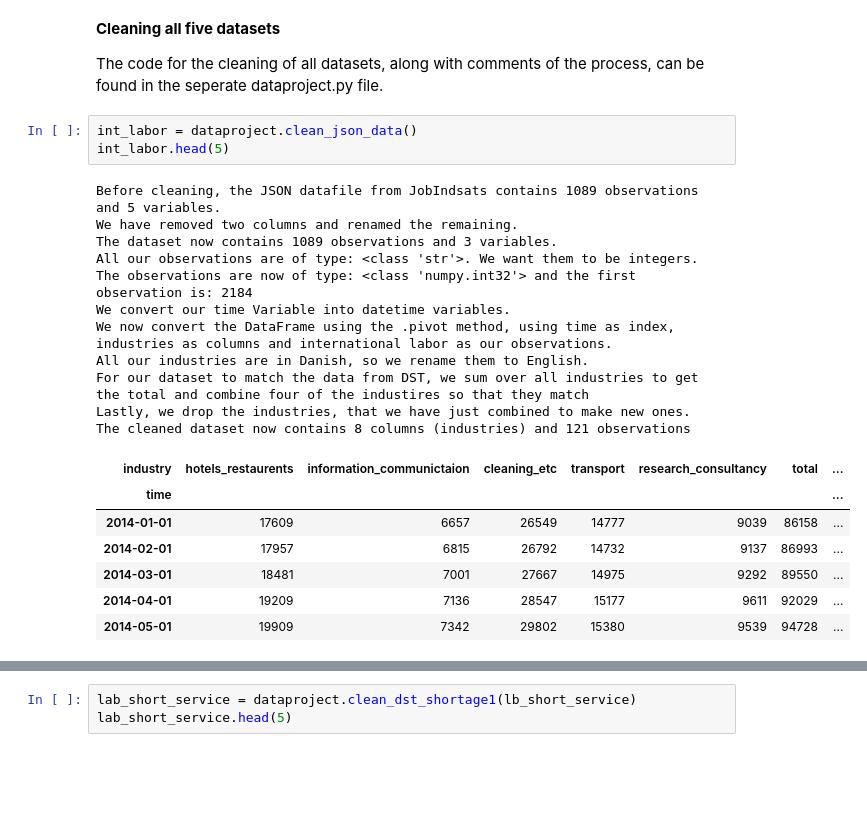
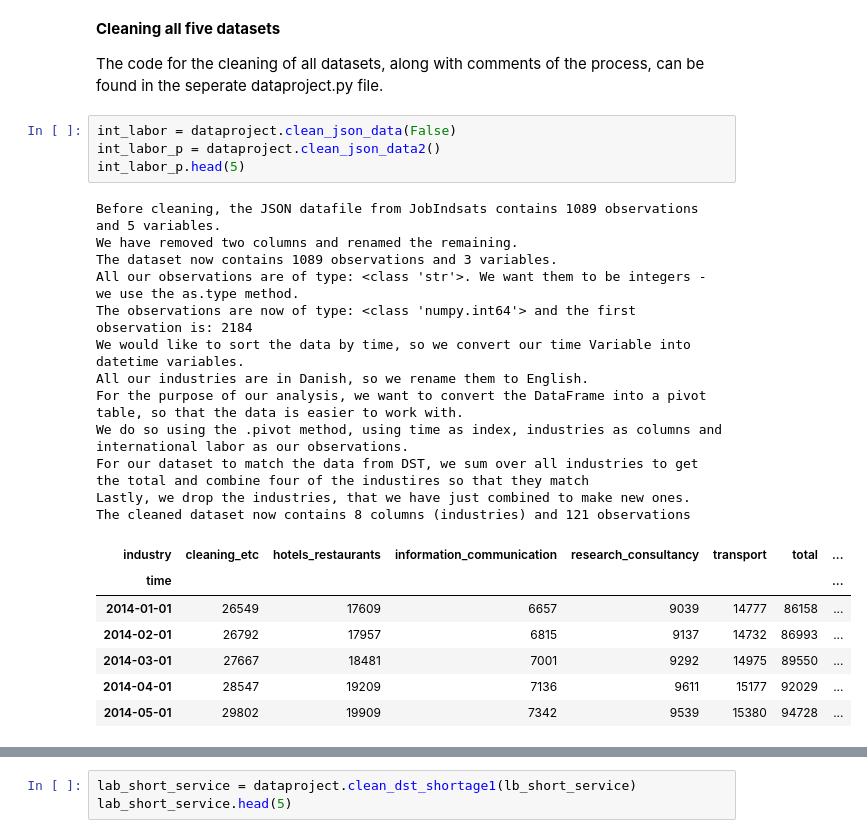
Before and after one commit to NumEconCopenhagen/Projects_2024_Emma-Anna-Oscar, a Jupyter notebook: dataproject/dataproject.ipynb, the cells around one changed output, grey strips where cells are left out. Cells and saved outputs as stored; diff of their text form; blank space fills up the shorter version.

Commit message:
cleaning data cleanup + other tweaks

```diff
--- a/dataproject/dataproject.ipynb
+++ b/dataproject/dataproject.ipynb
@@ -101,27 +82,29 @@ lb_short_cons = DstApi('KBYG33')
 
 The code for the cleaning of all datasets, along with comments of the process, can be found in the seperate dataproject.py file.
 # %%
-int_labor = dataproject.clean_json_data()
-int_labor.head(5)
+int_labor = dataproject.clean_json_data(False)
+int_labor_p = dataproject.clean_json_data2()
+int_labor_p.head(5)
 # %% [output]
 Before cleaning, the JSON datafile from JobIndsats contains 1089 observations and 5 variables.
 We have removed two columns and renamed the remaining.
 The dataset now contains 1089 observations and 3 variables.
-All our observations are of type: <class 'str'>. We want them to be integers.
-The observations are now of type: <class 'numpy.int32'> and the first observation is: 2184
-We convert our time Variable into datetime variables.
-We now convert the DataFrame using the .pivot method, using time as index, industries as columns and international labor as our observations.
+All our observations are of type: <class 'str'>. We want them to be integers - we use the as.type method.
+The observations are now of type: <class 'numpy.int64'> and the first observation is: 2184
+We would like to sort the data by time, so we convert our time Variable into datetime variables.
 All our industries are in Danish, so we rename them to English.
+For the purpose of our analysis, we want to convert the DataFrame into a pivot table, so that the data is easier to work with.
+We do so using the .pivot method, using time as index, industries as columns and international labor as our observations.
 For our dataset to match the data from DST, we sum over all industries to get the total and combine four of the industires so that they match
 Lastly, we drop the industries, that we have just combined to make new ones.
 The cleaned dataset now contains 8 columns (industries) and 121 observations
-| industry | hotels_restaurents | information_communictaion | cleaning_etc | transport | research_consultancy | total | ... |
+| industry | cleaning_etc | hotels_restaurants | information_communication | research_consultancy | transport | total | ... |
 | time |  |  |  |  |  |  | ... |
-| 2014-01-01 | 17609 | 6657 | 26549 | 14777 | 9039 | 86158 | ... |
-| 2014-02-01 | 17957 | 6815 | 26792 | 14732 | 9137 | 86993 | ... |
-| 2014-03-01 | 18481 | 7001 | 27667 | 14975 | 9292 | 89550 | ... |
-| 2014-04-01 | 19209 | 7136 | 28547 | 15177 | 9611 | 92029 | ... |
-| 2014-05-01 | 19909 | 7342 | 29802 | 15380 | 9539 | 94728 | ... |
+| 2014-01-01 | 26549 | 17609 | 6657 | 9039 | 14777 | 86158 | ... |
+| 2014-02-01 | 26792 | 17957 | 6815 | 9137 | 14732 | 86993 | ... |
+| 2014-03-01 | 27667 | 18481 | 7001 | 9292 | 14975 | 89550 | ... |
+| 2014-04-01 | 28547 | 19209 | 7136 | 9611 | 15177 | 92029 | ... |
+| 2014-05-01 | 29802 | 19909 | 7342 | 9539 | 15380 | 94728 | ... |
 # %%
 empl = dataproject.clean_dst_empl(employees)
 empl.head(5)
```
Also changed, not shown: parts of 9 cells of this notebook, 1 other file.
